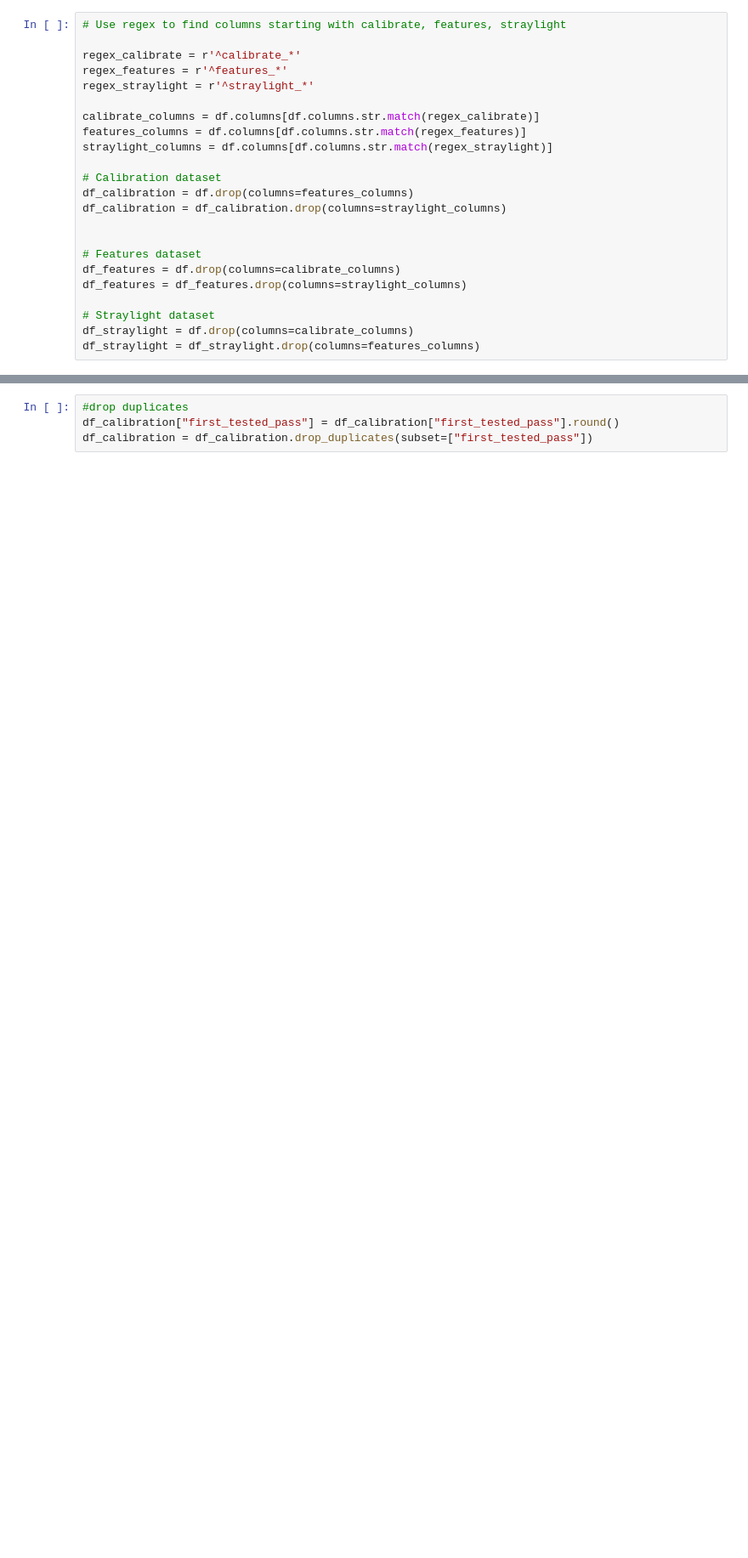
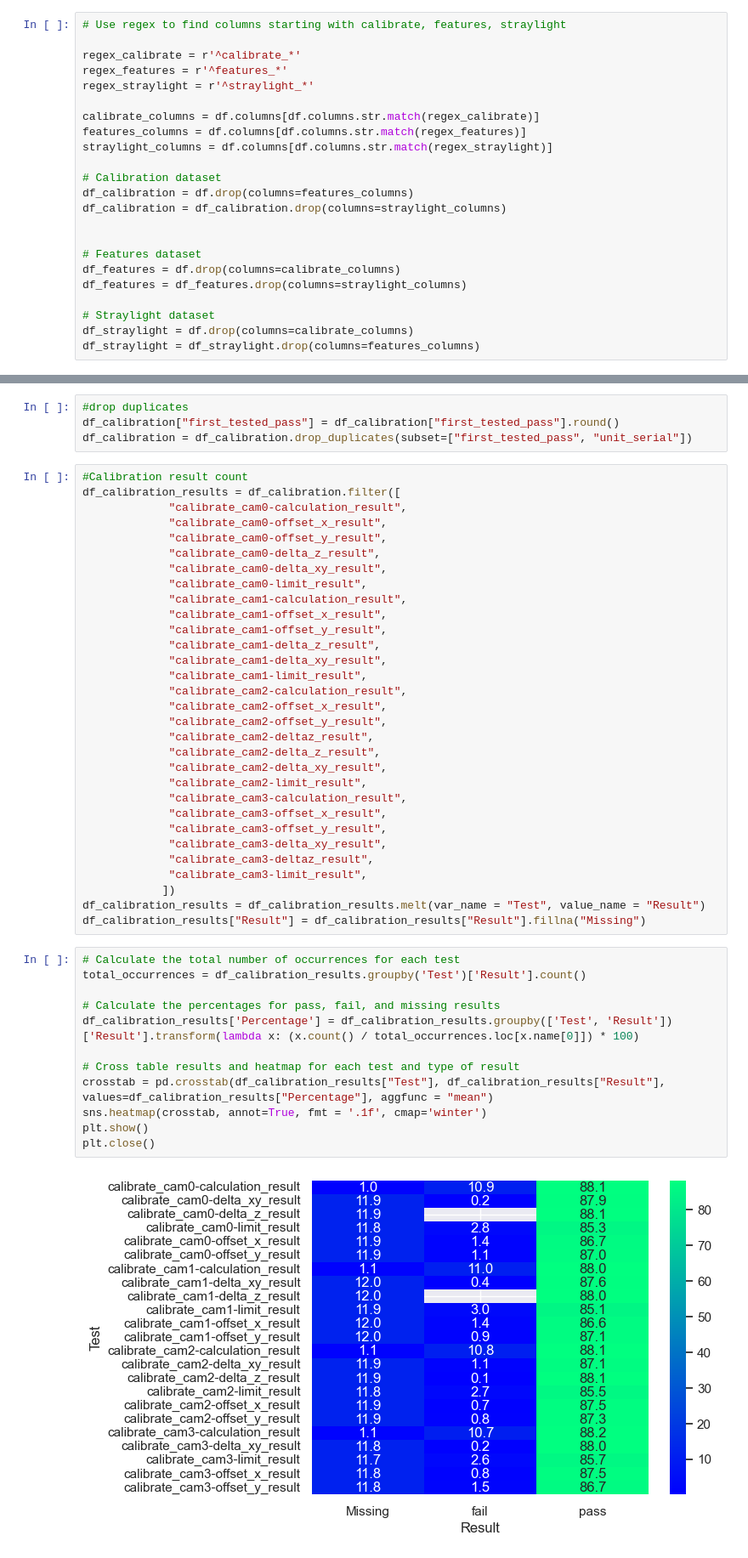
Before and after one commit to GALLP900/CodAcG_Github, a Jupyter notebook: Python_Projects/Data Science Tools/Prod_Data_Analysis.ipynb, the cells around one changed output, grey strips where cells are left out. Shown at 85% size. Saved outputs shown, nothing was run; the diff lists cells and outputs as text; blank space fills up the shorter version.

```diff
--- a/Python_Projects/Data Science Tools/Prod_Data_Analysis.ipynb
+++ b/Python_Projects/Data Science Tools/Prod_Data_Analysis.ipynb
@@ -133,4 +157,49 @@ df_grouped.hvplot.hist("first_tested_pass", by = "TEST", subplots = True, width
 # %%
 #drop duplicates
 df_calibration["first_tested_pass"] = df_calibration["first_tested_pass"].round()
-df_calibration = df_calibration.drop_duplicates(subset=["first_tested_pass"])
+df_calibration = df_calibration.drop_duplicates(subset=["first_tested_pass", "unit_serial"])
+# %%
+#Calibration result count
+df_calibration_results = df_calibration.filter([
+             "calibrate_cam0-calculation_result",
+             "calibrate_cam0-offset_x_result",
+             "calibrate_cam0-offset_y_result",
+             "calibrate_cam0-delta_z_result",
+             "calibrate_cam0-delta_xy_result",
+             "calibrate_cam0-limit_result",
+             "calibrate_cam1-calculation_result",
+             "calibrate_cam1-offset_x_result",
+             "calibrate_cam1-offset_y_result",
+             "calibrate_cam1-delta_z_result",
+             "calibrate_cam1-delta_xy_result",
+             "calibrate_cam1-limit_result",
+             "calibrate_cam2-calculation_result",
+             "calibrate_cam2-offset_x_result",
+             "calibrate_cam2-offset_y_result",
+             "calibrate_cam2-deltaz_result",
+             "calibrate_cam2-delta_z_result",
+             "calibrate_cam2-delta_xy_result",
+             "calibrate_cam2-limit_result",
+             "calibrate_cam3-calculation_result",
+             "calibrate_cam3-offset_x_result",
+             "calibrate_cam3-offset_y_result",
+             "calibrate_cam3-delta_xy_result",
+             "calibrate_cam3-deltaz_result",
+             "calibrate_cam3-limit_result",
+            ])
+df_calibration_results = df_calibration_results.melt(var_name = "Test", value_name = "Result")
+df_calibration_results["Result"] = df_calibration_results["Result"].fillna("Missing")
+# %%
+# Calculate the total number of occurrences for each test
+total_occurrences = df_calibration_results.groupby('Test')['Result'].count()
+
+# Calculate the percentages for pass, fail, and missing results
+df_calibration_results['Percentage'] = df_calibration_results.groupby(['Test', 'Result'])['Result'].transform(lambda x: (x.count() / total_occurrences.loc[x.name[0]]) * 100)
+
+# Cross table results and heatmap for each test and type of result
+crosstab = pd.crosstab(df_calibration_results["Test"], df_calibration_results["Result"], values=df_calibration_results["Percentage"], aggfunc = "mean")
+sns.heatmap(crosstab, annot=True, fmt = '.1f', cmap='winter')
+plt.show()
+plt.close()
+# %% [output]
+[figure, added]
```
Also changed, not shown: parts of 17 cells of this notebook.
